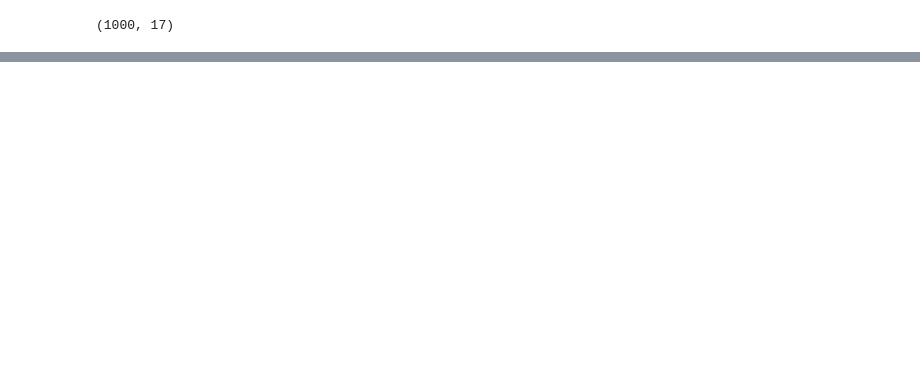
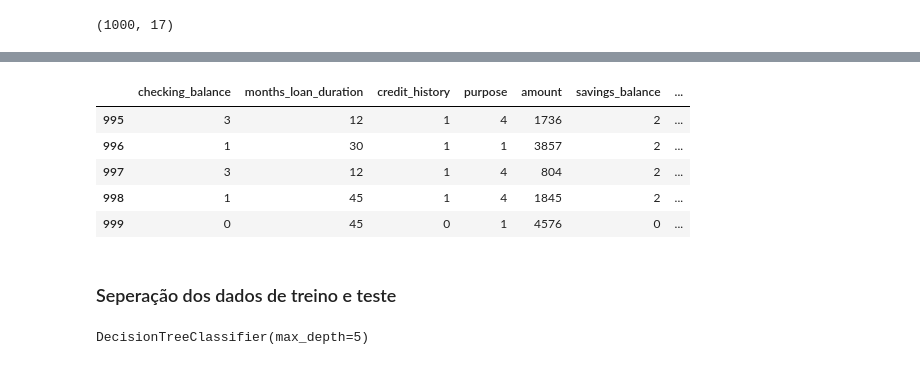
Before and after one commit to wander-asb/Estudos_ML, a Jupyter notebook: Risco_credito.ipynb, the cells around one changed output, grey strips where cells are left out. Saved outputs shown, nothing was run; the diff lists cells and outputs as text; code cells hidden in the pictures; blank space fills up the shorter version.

```diff
--- a/Risco_credito.ipynb
+++ b/Risco_credito.ipynb
@@ -34,0 +78,11 @@ Name: checking_balance, dtype: int64
+# %%
+df_credito.tail()
+# %% [output]
+|  | checking_balance | months_loan_duration | credit_history | purpose | amount | savings_balance | ... |
+| 995 | 3 | 12 | 1 | 4 | 1736 | 2 | ... |
+| 996 | 1 | 30 | 1 | 1 | 3857 | 2 | ... |
+| 997 | 3 | 12 | 1 | 4 | 804 | 2 | ... |
+| 998 | 1 | 45 | 1 | 4 | 1845 | 2 | ... |
+| 999 | 0 | 45 | 0 | 1 | 4576 | 0 | ... |
+# %% [markdown]
+### Seperação dos dados de treino e teste
@@ -34,0 +92,5 @@ Name: checking_balance, dtype: int64
+# %%
+decision = DecisionTreeClassifier(max_depth=5)
+decision.fit(X, y)
+# %% [output]
+DecisionTreeClassifier(max_depth=5)
```
Also changed, not shown: parts of 11 cells of this notebook.
